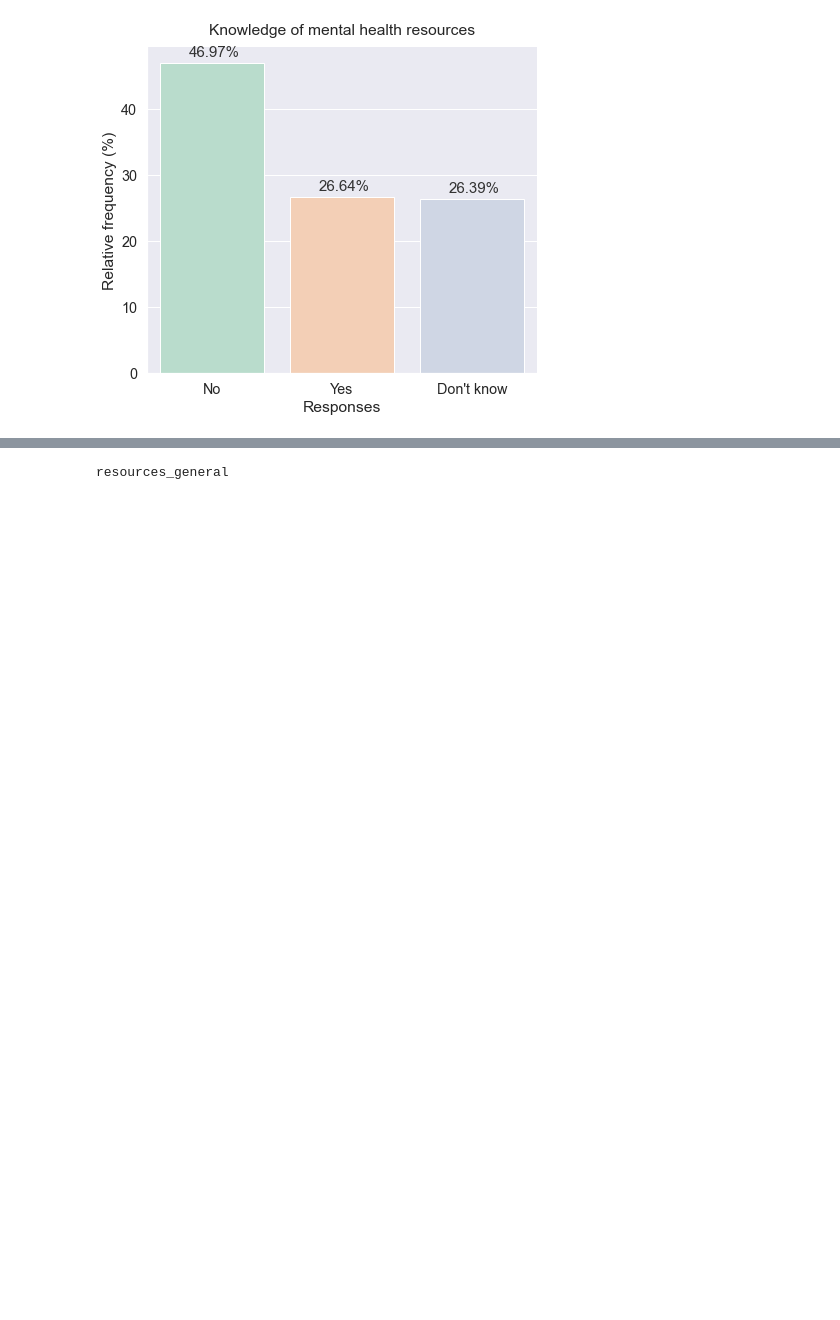
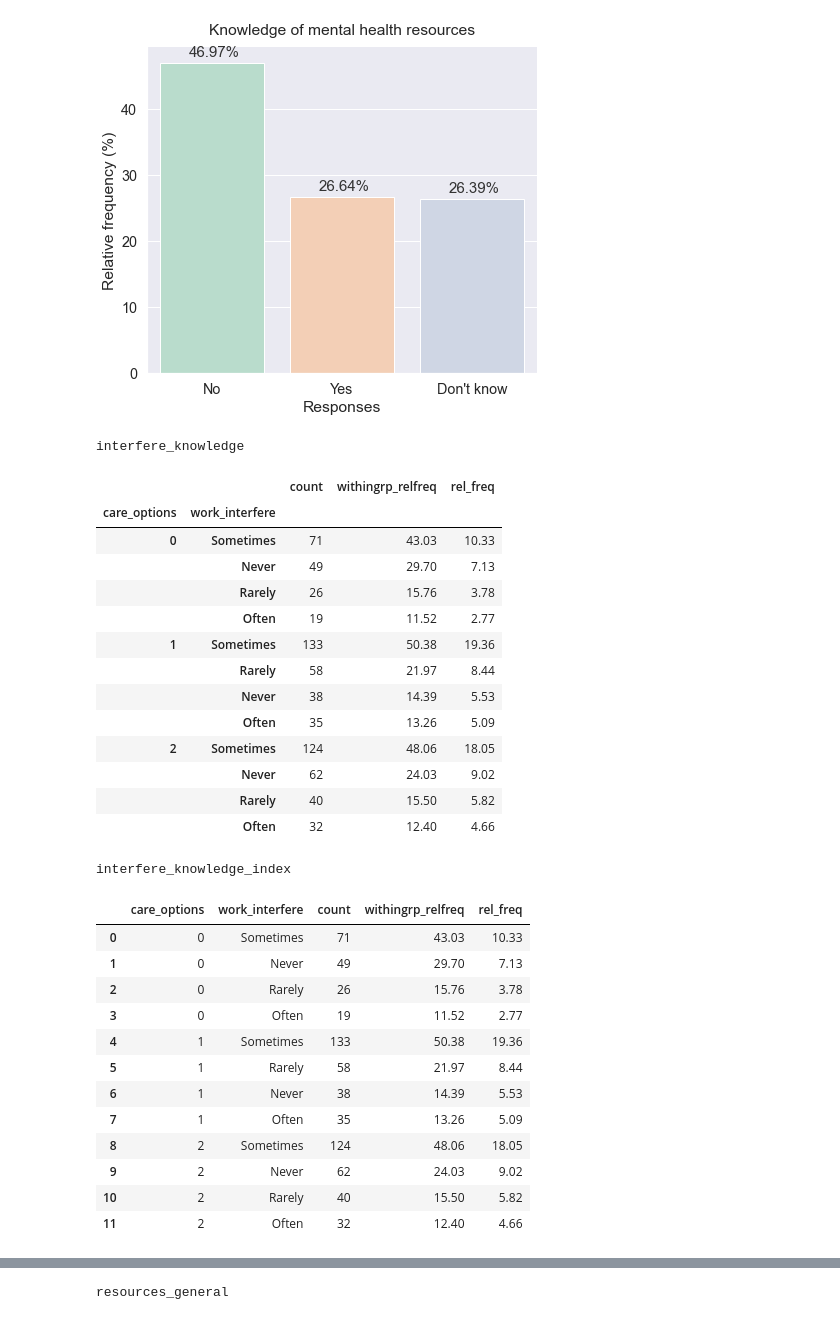
Before and after one commit to cltomiyama/MentalHealthSurvey_analysis, a Jupyter notebook: analysis/gale/analysis_notebook_gc.ipynb, the cells around one changed output, grey strips where cells are left out. Drawn from its saved outputs; the diff is of its cells as text; code cells hidden in the pictures; blank space fills up the shorter version.

```diff
--- a/analysis/gale/analysis_notebook_gc.ipynb
+++ b/analysis/gale/analysis_notebook_gc.ipynb
@@ -436,3 +436,41 @@ ax0.set_title('Knowledge of mental health resources', y=1.02)
 # %% [output]
 Text(0.5, 1.02, 'Knowledge of mental health resources')
 [figure]
+# %%
+interfere_knowledge = mh_filtered_condition.groupby('care_options')['work_interfere'].value_counts().to_frame().rename(columns={'work_interfere':'count'})
+pfg.rel_freq_within_grp(interfere_knowledge)
+pfg.make_relfreq_col(interfere_knowledge)
+
+interfere_knowledge_index = interfere_knowledge.reset_index()
+
+display('interfere_knowledge', 'interfere_knowledge_index')
+# %% [output]
+interfere_knowledge
+|  |  | count | withingrp_relfreq | rel_freq |
+| care_options | work_interfere |  |  |  |
+| 0 | Sometimes | 71 | 43.03 | 10.33 |
+|  | Never | 49 | 29.70 | 7.13 |
+|  | Rarely | 26 | 15.76 | 3.78 |
+|  | Often | 19 | 11.52 | 2.77 |
+| 1 | Sometimes | 133 | 50.38 | 19.36 |
+|  | Rarely | 58 | 21.97 | 8.44 |
+|  | Never | 38 | 14.39 | 5.53 |
+|  | Often | 35 | 13.26 | 5.09 |
+| 2 | Sometimes | 124 | 48.06 | 18.05 |
+|  | Never | 62 | 24.03 | 9.02 |
+|  | Rarely | 40 | 15.50 | 5.82 |
+|  | Often | 32 | 12.40 | 4.66 |
+interfere_knowledge_index
+|  | care_options | work_interfere | count | withingrp_relfreq | rel_freq |
+| 0 | 0 | Sometimes | 71 | 43.03 | 10.33 |
+| 1 | 0 | Never | 49 | 29.70 | 7.13 |
+| 2 | 0 | Rarely | 26 | 15.76 | 3.78 |
+| 3 | 0 | Often | 19 | 11.52 | 2.77 |
+| 4 | 1 | Sometimes | 133 | 50.38 | 19.36 |
+| 5 | 1 | Rarely | 58 | 21.97 | 8.44 |
+| 6 | 1 | Never | 38 | 14.39 | 5.53 |
+| 7 | 1 | Often | 35 | 13.26 | 5.09 |
+| 8 | 2 | Sometimes | 124 | 48.06 | 18.05 |
+| 9 | 2 | Never | 62 | 24.03 | 9.02 |
+| 10 | 2 | Rarely | 40 | 15.50 | 5.82 |
+| 11 | 2 | Often | 32 | 12.40 | 4.66 |
```
Also changed, not shown: parts of 8 cells of this notebook.
